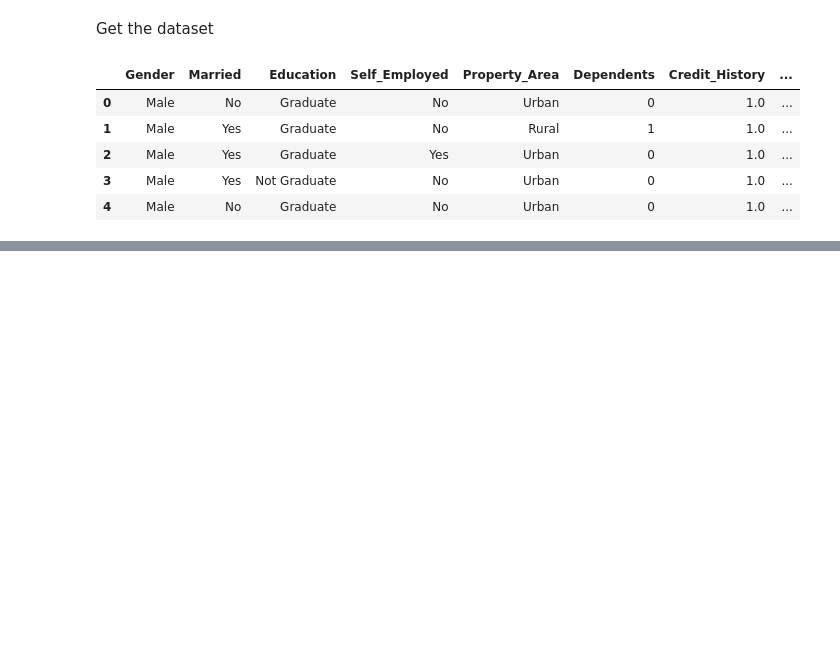
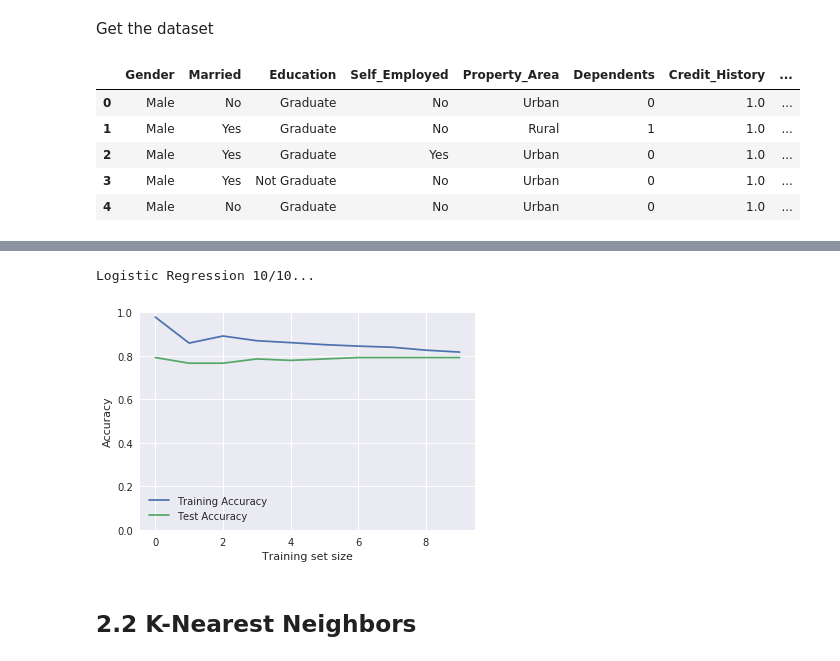
Before and after one commit to pleydier/loan_approval, a Jupyter notebook: Loan Approval.ipynb, the cells around one changed output, grey strips where cells are left out. Drawn from its saved outputs; the diff is of its cells as text; code cells hidden in the pictures; blank space fills up the shorter version.

```diff
--- a/Loan Approval.ipynb
+++ b/Loan Approval.ipynb
@@ -54,0 +63,34 @@ pd.DataFrame(X)
+# %%
+from sklearn.linear_model import LogisticRegression
+from sklearn.metrics import accuracy_score
+import matplotlib.pyplot as plt
+
+def logistic_regression(X_train, y_train, X_test, y_test):
+  classifier = LogisticRegression()
+  classifier.fit(X_train, y_train)
+  y_train_pred = classifier.predict(X_train)
+  y_test_pred = classifier.predict(X_test)
+  return accuracy_score(y_train_pred, y_train), accuracy_score(y_test_pred,y_test)
+
+def show_results(training_eval, test_eval):
+  plt.gca().set_ylim([0,1])
+  plt.plot(training_eval, label='Training Accuracy')
+  plt.plot(test_eval, label='Test Accuracy')
+  plt.legend()
+  plt.xlabel('Training set size')
+  plt.ylabel('Accuracy')
+  plt.show()
+# %%
+lr_eval = pd.DataFrame(0, index=range(10), columns=['train', 'test']).astype(float)
+
+for i in range(10):
+  print('Logistic Regression {}/10...'.format(i+1), end='\r')
+  subset_size = int(round(((i+1)*X_train.shape[0]/10)))
+  [lr_eval.values[i,0],lr_eval.values[i,1]] = logistic_regression(X_train[:subset_size,:], y_train[:subset_size], X_test, y_test)
+
+show_results(lr_eval['train'], lr_eval['test'])
+# %% [output]
+Logistic Regression 10/10...
+[figure, added]
+# %% [markdown]
+## 2.2 K-Nearest Neighbors
```
Also changed, not shown: parts of 17 cells of this notebook.
